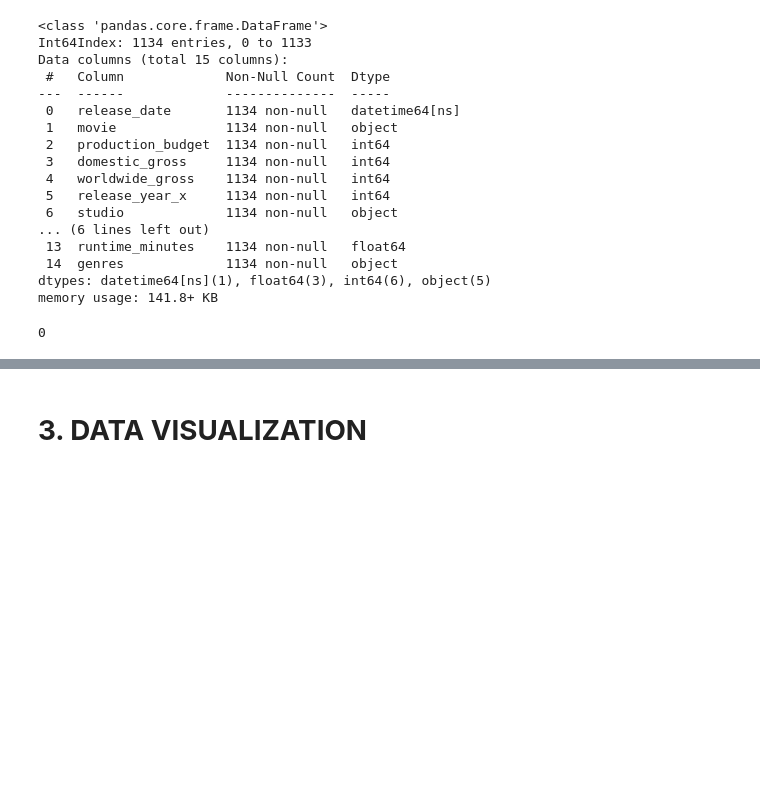
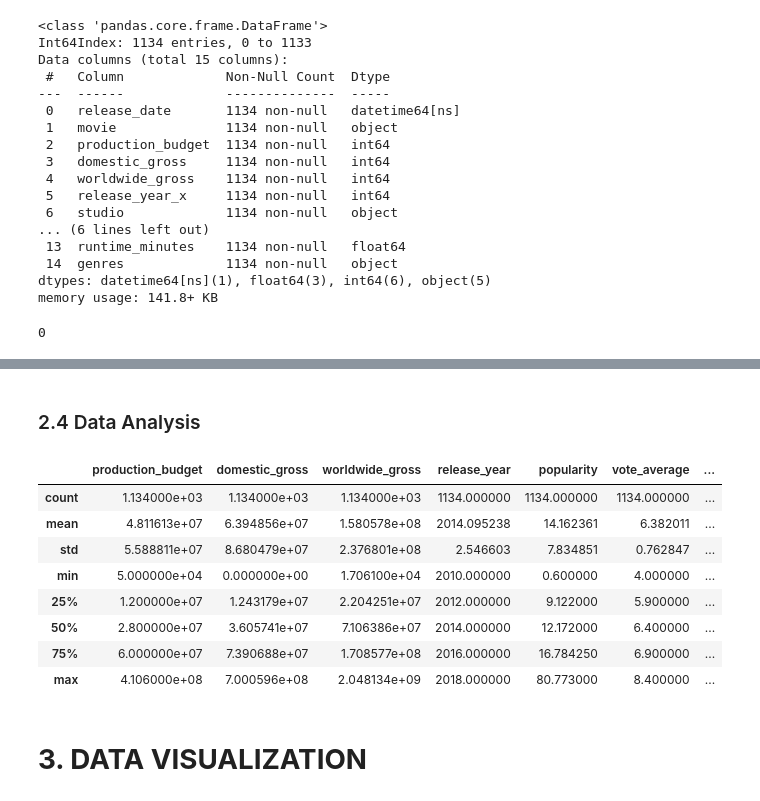
Before and after one commit to baotramduong/Porfolio_Project_The_Movie_Industry, a Jupyter notebook: Part 1 - Data_Science_in_Action_The_Movie_Industry.ipynb, the cells around one changed output, grey strips where cells are left out. Saved outputs shown, nothing was run; the diff lists cells and outputs as text; code cells hidden in the pictures; blank space fills up the shorter version.

```diff
--- a/Part 1 - Data_Science_in_Action_The_Movie_Industry.ipynb
+++ b/Part 1 - Data_Science_in_Action_The_Movie_Industry.ipynb
@@ -932,3 +1219,5 @@ merged_df = merged_df.rename(columns={'release_year_x':'release_year'})
 # %%
 #save
 merged_df.to_csv('merged_df')
+# %% [markdown]
+### 2.4 Data Analysis
@@ -935,3 +1227,15 @@ merged_df.to_csv('merged_df')
+# %%
+merged_df.describe()
+# %% [output]
+|  | production_budget | domestic_gross | worldwide_gross | release_year | popularity | vote_average | ... |
+| count | 1.134000e+03 | 1.134000e+03 | 1.134000e+03 | 1134.000000 | 1134.000000 | 1134.000000 | ... |
+| mean | 4.811613e+07 | 6.394856e+07 | 1.580578e+08 | 2014.095238 | 14.162361 | 6.382011 | ... |
+| std | 5.588811e+07 | 8.680479e+07 | 2.376801e+08 | 2.546603 | 7.834851 | 0.762847 | ... |
+| min | 5.000000e+04 | 0.000000e+00 | 1.706100e+04 | 2010.000000 | 0.600000 | 4.000000 | ... |
+| 25% | 1.200000e+07 | 1.243179e+07 | 2.204251e+07 | 2012.000000 | 9.122000 | 5.900000 | ... |
+| 50% | 2.800000e+07 | 3.605741e+07 | 7.106386e+07 | 2014.000000 | 12.172000 | 6.400000 | ... |
+| 75% | 6.000000e+07 | 7.390688e+07 | 1.708577e+08 | 2016.000000 | 16.784250 | 6.900000 | ... |
+| max | 4.106000e+08 | 7.000596e+08 | 2.048134e+09 | 2018.000000 | 80.773000 | 8.400000 | ... |
 # %% [markdown]
 # **3. DATA VISUALIZATION**
 # %% [markdown]
```
Also changed, not shown: parts of 41 cells of this notebook.
